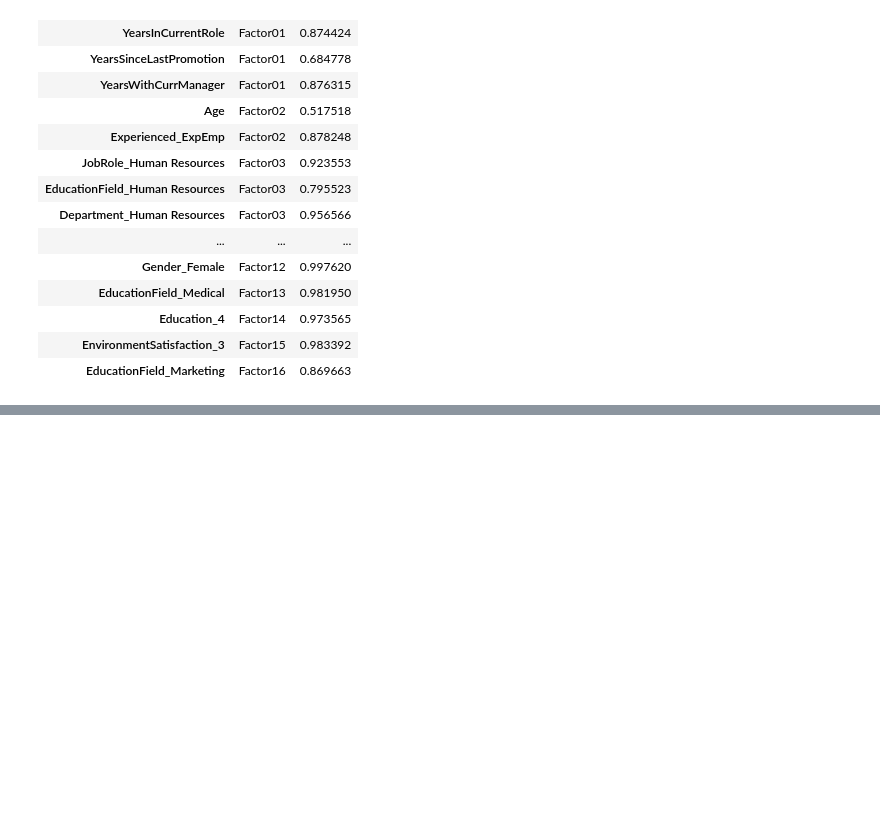
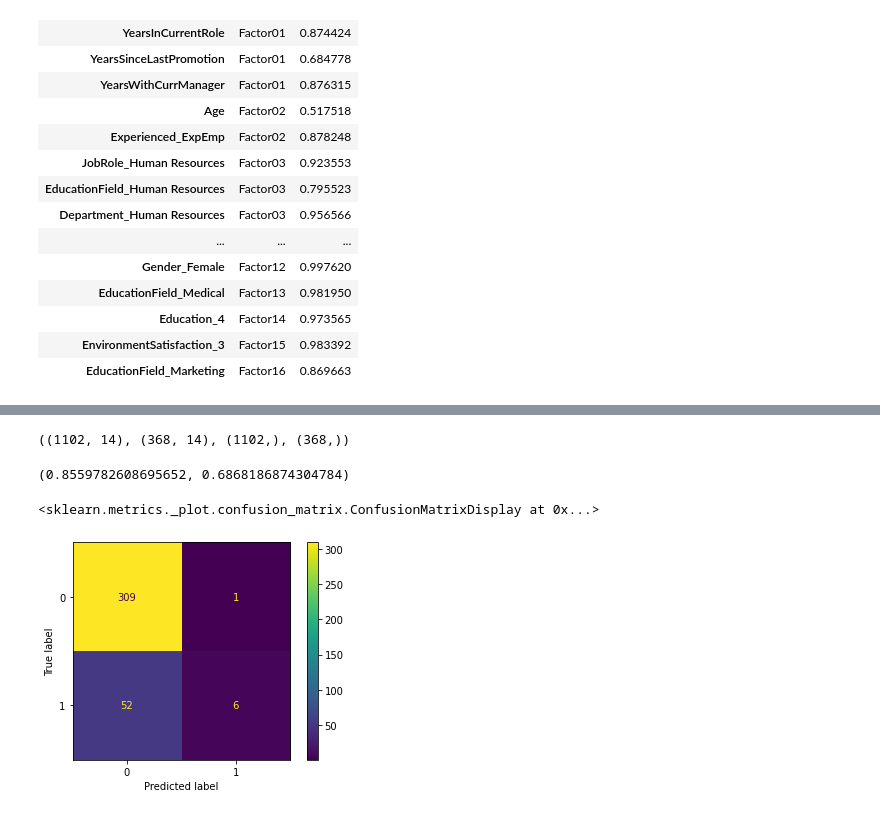
Before and after one commit to minstrel1149/HR_analytics_1, a Jupyter notebook: Attrition_analytics_fa.ipynb, the cells around one changed output, grey strips where cells are left out. Saved outputs shown, nothing was run; the diff lists cells and outputs as text; code cells hidden in the pictures; blank space fills up the shorter version.

Commit message:
[Update] Factor analysis on Attrition

```diff
--- a/Attrition_analytics_fa.ipynb
+++ b/Attrition_analytics_fa.ipynb
@@ -215,3 +216,17 @@ fl_df_changed
 | Education_4 | Factor14 | 0.973565 |
 | EnvironmentSatisfaction_3 | Factor15 | 0.983392 |
 | EducationField_Marketing | Factor16 | 0.869663 |
+# %%
+# Factor들에 대한 해석
+factor_interpret = {'Factor01':'ManagingPosition', 'Factor02':'WorkExp', 'Factor03':'HRPosition', 'Factor04':'SalesPosition',
+                    'Factor05':'Performance', 'Factor06':'Divorced/StockOption', 'Factor07':'EnvUnsatisfied',
+                    'Factor08':'LowEducation', 'Factor09':'MoveFrequent', 'Factor10':'HighJobLevel', 'Factor11':'TravelFrequent',
+                    'Factor12':'GenderFemale', 'Factor13':'MajorMedical', 'Factor14':'HighEducation', 'Factor15':'EnvSatisfied',
+                    'Factor16':'MajorMarkeing', 'Factor17':'Factor17'}
+# %%
+# Factor analysis 반영한 새로운 X DataFrame 생성
+# 일부 Feature 삭제 : EnvUnsatisfied, LowEducation, Factor17
+X_fa = (pd.DataFrame(fa.transform(X_remove_sc), columns=factor_interpret.values())
+        .drop(['EnvUnsatisfied', 'LowEducation', 'Factor17'], axis=1)
+)
+X_fa
@@ -217,0 +247,17 @@ fl_df_changed
+# %%
+X_train, X_test, y_train, y_test = train_test_split(X_fa, y, random_state=0)
+X_train.shape, X_test.shape, y_train.shape, y_test.shape
+# %% [output]
+((1102, 14), (368, 14), (1102,), (368,))
+# %%
+# Factor analysis 수행 후 roc_auc_score가 다소 낮게 나오는 형태 → ConfusionMatrix 확인 필요
+logreg = LogisticRegression(max_iter=1000, C=100).fit(X_train, y_train)
+logreg.score(X_test, y_test), roc_auc_score(y_test, logreg.predict_proba(X_test)[:, 1])
+# %% [output]
+(0.8559782608695652, 0.6868186874304784)
+# %%
+# 1로 예상하는 케이스가 저조 → predict_proba를 활용한 조절 필요
+ConfusionMatrixDisplay.from_estimator(logreg, X_test, y_test)
+# %% [output]
+<sklearn.metrics._plot.confusion_matrix.ConfusionMatrixDisplay at 0x...>
+[figure, added]
```
Also changed, not shown: parts of 2 cells of this notebook.
